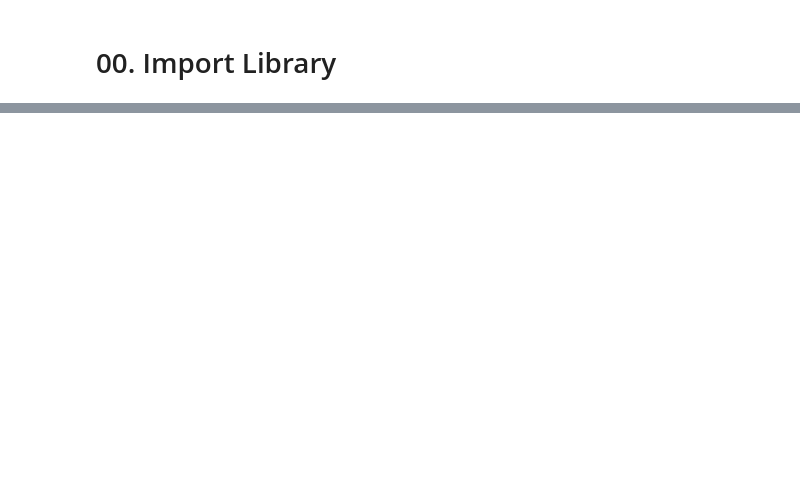
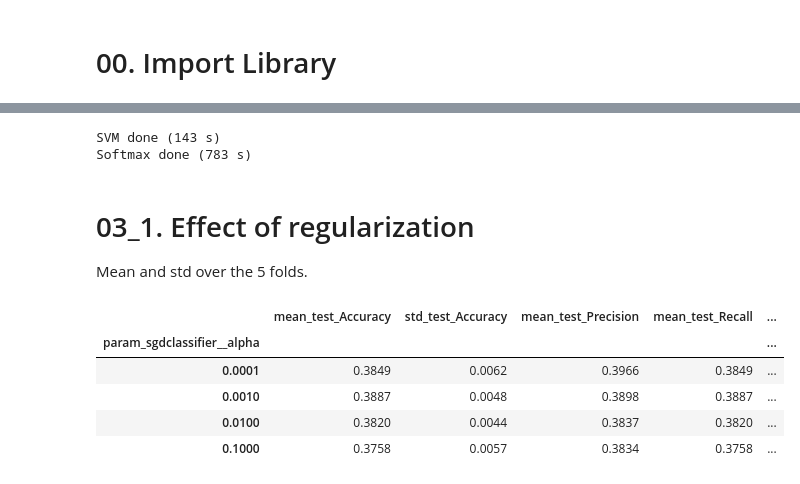
Before and after one commit to ayj9665-wq/2026ComputerVision, a Jupyter notebook: Assignment05/CV_Assignment_05.ipynb, the cells around one changed output, grey strips where cells are left out. Saved outputs shown, nothing was run; the diff lists cells and outputs as text; code cells hidden in the pictures; blank space fills up the shorter version.

```diff
--- a/Assignment05/CV_Assignment_05.ipynb
+++ b/Assignment05/CV_Assignment_05.ipynb
@@ -429,0 +85,32 @@ for loss in LOSSES:
+# %%
+skf = StratifiedKFold(n_splits=5, shuffle=True, random_state=0)
+scoring = {'Accuracy': 'accuracy', 'Precision': 'precision_macro', 'Recall': 'recall_macro', 'F1': 'f1_macro'}
+
+models = {
+    'SVM': GridSearchCV(make_pipeline(StandardScaler(), SGDClassifier(loss='hinge', max_iter=10, tol=None, random_state=0, n_jobs=-1)),
+                        {'sgdclassifier__alpha': [1e-4, 1e-3, 1e-2, 1e-1]}, cv=skf, scoring=scoring, refit='Accuracy'),
+    'Softmax': GridSearchCV(make_pipeline(StandardScaler(), LogisticRegression(max_iter=100)),
+                            {'logisticregression__C': [1e-4, 1e-3, 1e-2, 1e-1]}, cv=skf, scoring=scoring, refit='Accuracy'),
+}
+
+for name, model in models.items():
+    start = time.time()
+    model.fit(X_train, y_train)
+    print(f'{name} done ({time.time() - start:.0f} s)')
+# %% [output]
+SVM done (143 s)
+Softmax done (783 s)
+# %% [markdown]
+# 03_1. Effect of regularization
+
+Mean and std over the 5 folds.
+# %%
+cols = ['mean_test_Accuracy', 'std_test_Accuracy', 'mean_test_Precision', 'mean_test_Recall', 'mean_test_F1', 'mean_fit_time']
+pd.DataFrame(models['SVM'].cv_results_).set_index('param_sgdclassifier__alpha')[cols].round(4)
+# %% [output]
+|  | mean_test_Accuracy | std_test_Accuracy | mean_test_Precision | mean_test_Recall | ... |
+| param_sgdclassifier__alpha |  |  |  |  | ... |
+| 0.0001 | 0.3849 | 0.0062 | 0.3966 | 0.3849 | ... |
+| 0.0010 | 0.3887 | 0.0048 | 0.3898 | 0.3887 | ... |
+| 0.0100 | 0.3820 | 0.0044 | 0.3837 | 0.3820 | ... |
+| 0.1000 | 0.3758 | 0.0057 | 0.3834 | 0.3758 | ... |
```
Also changed, not shown: parts of 58 cells of this notebook, 2 other files.
